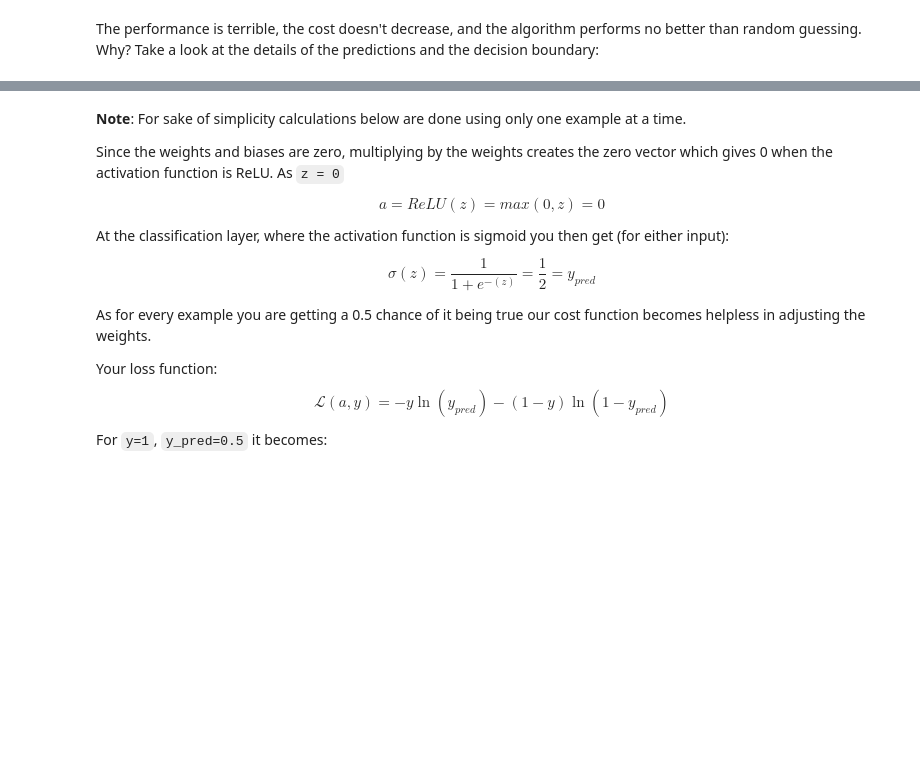
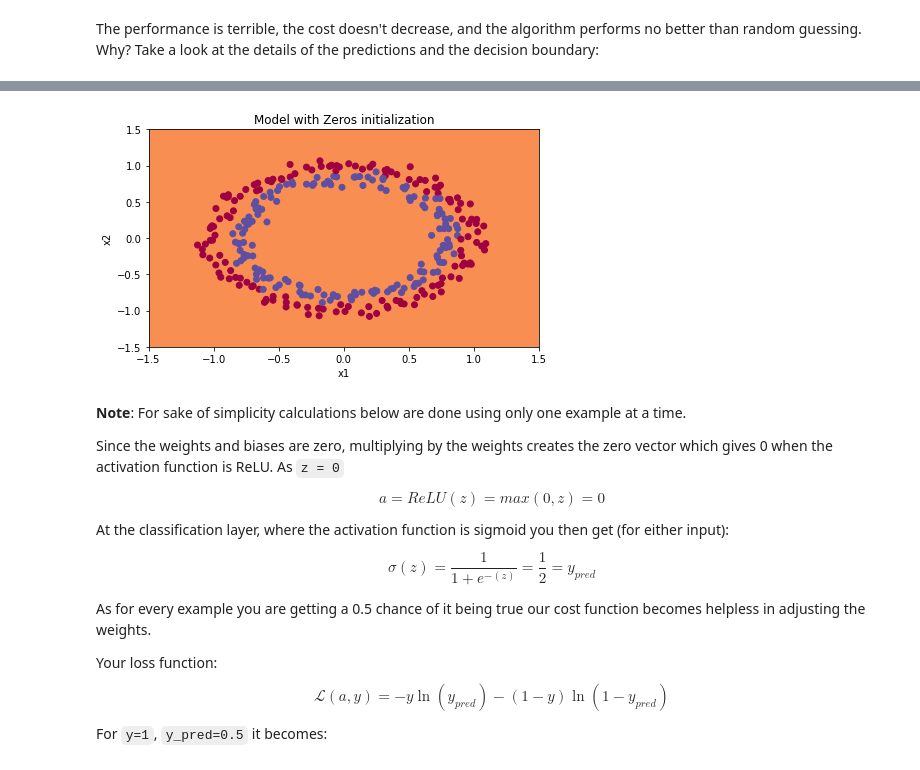
Before and after one commit to zhengjie9510/Coursera-DL-AndrewNg, a Jupyter notebook: Course2/Week1/Initialization/Initialization.ipynb, the cells around one changed output, grey strips where cells are left out. Drawn from its saved outputs; the diff is of its cells as text; code cells hidden in the pictures; blank space fills up the shorter version.

```diff
--- a/Course2/Week1/Initialization/Initialization.ipynb
+++ b/Course2/Week1/Initialization/Initialization.ipynb
@@ -186,9 +233,12 @@ print ("predictions_test = " + str(predictions_test))
 # %%
 plt.title("Model with Zeros initialization")
 axes = plt.gca()
-axes.set_xlim([-1.5,1.5])
-axes.set_ylim([-1.5,1.5])
-plot_decision_boundary(lambda x: predict_dec(parameters, x.T), train_X, train_Y)
+axes.set_xlim([-1.5, 1.5])
+axes.set_ylim([-1.5, 1.5])
+plot_decision_boundary(lambda x: predict_dec(
+    parameters, x.T), train_X, train_Y)
+# %% [output]
+[figure, added]
 # %% [markdown]
 __Note__: For sake of simplicity calculations below are done using only one example at a time.
 
```
Also changed, not shown: parts of 16 cells of this notebook, 1 other file.
